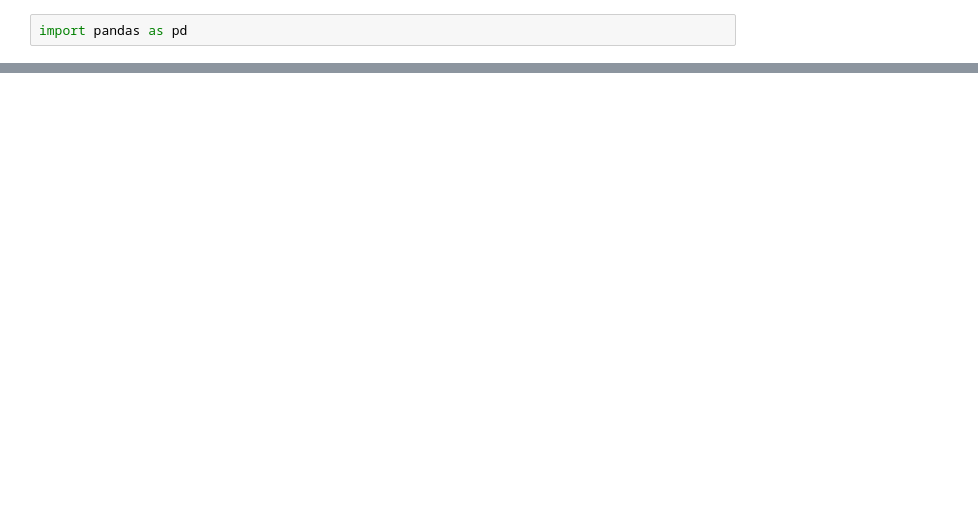
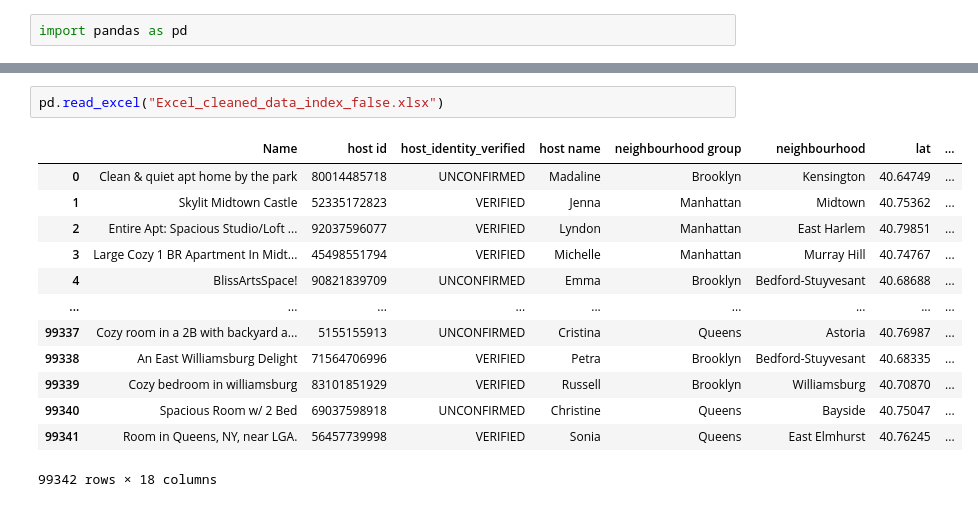
Before and after one commit to branndonle/airbnb-data, a Jupyter notebook: Notebook.ipynb, the cells around one changed output, grey strips where cells are left out. Drawn from its saved outputs; the diff is of its cells as text; blank space fills up the shorter version.

```diff
--- a/Notebook.ipynb
+++ b/Notebook.ipynb
@@ -19,0 +480,16 @@ data
+# %%
+pd.read_excel("Excel_cleaned_data_index_false.xlsx")
+# %% [output]
+|  | Name | host id | host_identity_verified | host name | neighbourhood group | neighbourhood | lat | ... |
+| 0 | Clean & quiet apt home by the park | 80014485718 | UNCONFIRMED | Madaline | Brooklyn | Kensington | 40.64749 | ... |
+| 1 | Skylit Midtown Castle | 52335172823 | VERIFIED | Jenna | Manhattan | Midtown | 40.75362 | ... |
+| 2 | Entire Apt: Spacious Studio/Loft ... | 92037596077 | VERIFIED | Lyndon | Manhattan | East Harlem | 40.79851 | ... |
+| 3 | Large Cozy 1 BR Apartment In Midt... | 45498551794 | VERIFIED | Michelle | Manhattan | Murray Hill | 40.74767 | ... |
+| 4 | BlissArtsSpace! | 90821839709 | UNCONFIRMED | Emma | Brooklyn | Bedford-Stuyvesant | 40.68688 | ... |
+| ... | ... | ... | ... | ... | ... | ... | ... | ... |
+| 99337 | Cozy room in a 2B with backyard a... | 5155155913 | UNCONFIRMED | Cristina | Queens | Astoria | 40.76987 | ... |
+| 99338 | An East Williamsburg Delight | 71564706996 | VERIFIED | Petra | Brooklyn | Bedford-Stuyvesant | 40.68335 | ... |
+| 99339 | Cozy bedroom in williamsburg | 83101851929 | VERIFIED | Russell | Brooklyn | Williamsburg | 40.70870 | ... |
+| 99340 | Spacious Room w/ 2 Bed | 69037598918 | UNCONFIRMED | Christine | Queens | Bayside | 40.75047 | ... |
+| 99341 | Room in Queens, NY, near LGA. | 56457739998 | VERIFIED | Sonia | Queens | East Elmhurst | 40.76245 | ... |
+99342 rows × 18 columns
```
Also changed, not shown: parts of 65 cells of this notebook, 4 other files.
